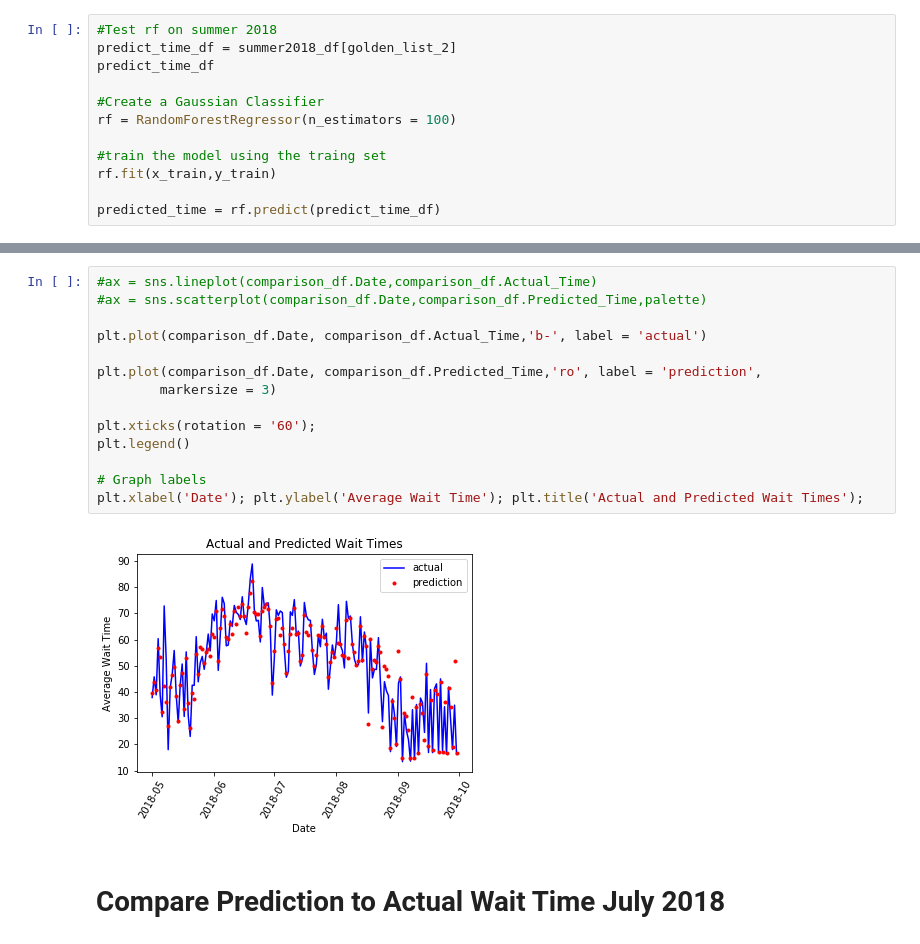
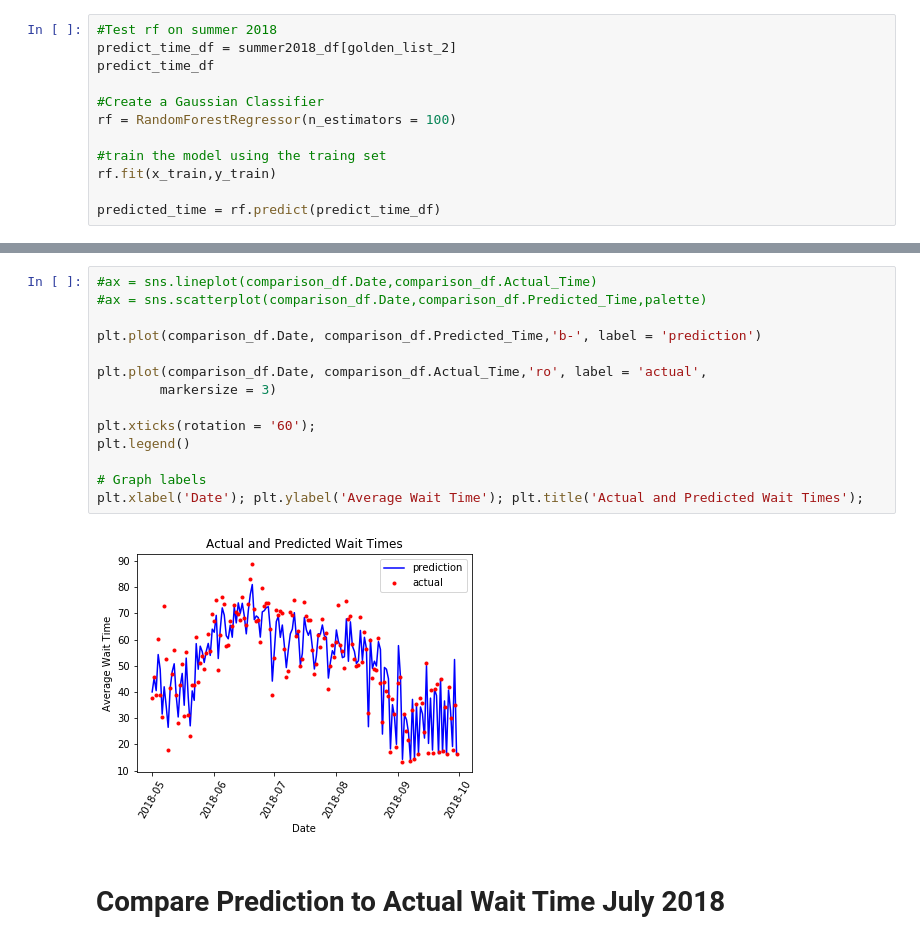
Before and after one commit to daviding11/Splash-Mountain-Wait-Time-Analysis, a Jupyter notebook: Predicting_Wait_Times.ipynb, the cells around one changed output, grey strips where cells are left out. Drawn from its saved outputs; the diff is of its cells as text.

```diff
--- a/Predicting_Wait_Times.ipynb
+++ b/Predicting_Wait_Times.ipynb
@@ -365,19 +361,19 @@ comparison_df.head(n = 10)
 # %%
 #ax = sns.lineplot(comparison_df.Date,comparison_df.Actual_Time)
 #ax = sns.scatterplot(comparison_df.Date,comparison_df.Predicted_Time,palette)
 
-plt.plot(comparison_df.Date, comparison_df.Actual_Time,'b-', label = 'actual')
+plt.plot(comparison_df.Date, comparison_df.Predicted_Time,'b-', label = 'prediction')
 
-plt.plot(comparison_df.Date, comparison_df.Predicted_Time,'ro', label = 'prediction',
+plt.plot(comparison_df.Date, comparison_df.Actual_Time,'ro', label = 'actual',
         markersize = 3)
 
 plt.xticks(rotation = '60');
 plt.legend()
 
 # Graph labels
 plt.xlabel('Date'); plt.ylabel('Average Wait Time'); plt.title('Actual and Predicted Wait Times');
 # %% [output]
-[figure, old version]
+[figure, new version]
 # %% [markdown]
 # Compare Prediction to Actual Wait Time July 2018
 # %% [markdown]
```
Also changed, not shown: parts of 9 cells of this notebook, 2 other files.
